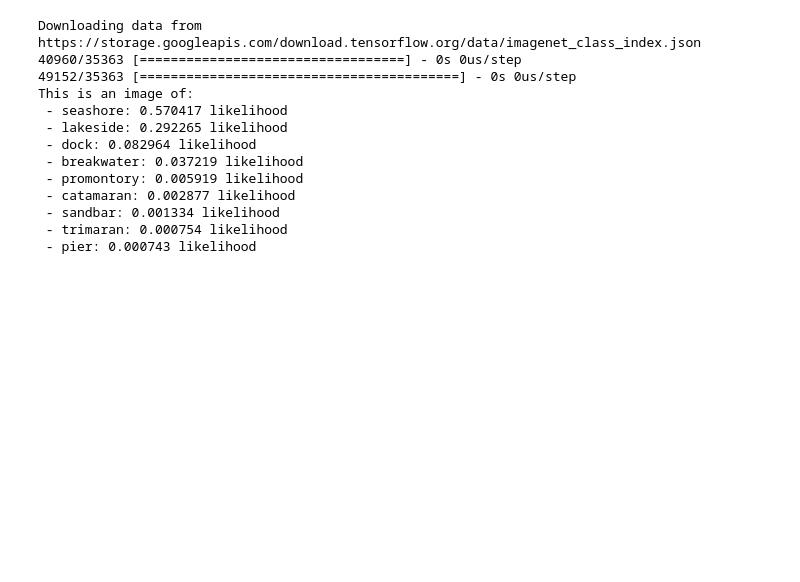
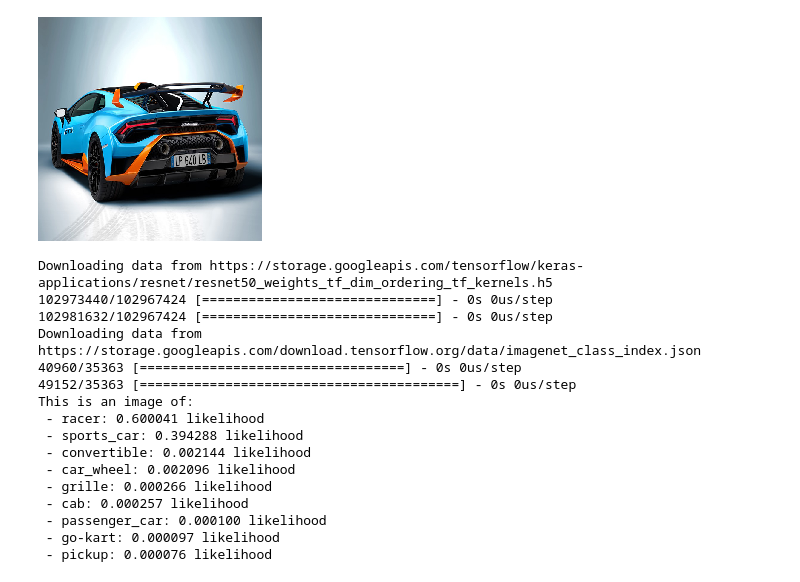
Before and after one commit to Arminsbss/Image-recognition-with-ResNet50, a Jupyter notebook: Image_recognition_with_ResNet50.ipynb, the cells around one changed output. Saved outputs shown, nothing was run; the diff lists cells and outputs as text; code cells hidden in the pictures; blank space fills up the shorter version.

```diff
--- a/Image_recognition_with_ResNet50.ipynb
+++ b/Image_recognition_with_ResNet50.ipynb
@@ -1,2 +1,7 @@
 # %% [markdown]
 <a href="https://colab.research.google.com/github/Arminsbss/Image-recognition-with-ResNet50/blob/main/Image_recognition_with_ResNet50.ipynb" target="_parent"><img src="https://colab.research.google.com/assets/colab-badge.svg" alt="Open In Colab"/></a>
+# %%
+from keras.preprocessing import image
+img = image.load_img("gate_models_s3_m.jpg")
+# Image.open(img)
+display(img)
@@ -3,3 +10,10 @@
+# %%
+from keras.preprocessing import image
+img = image.load_img("gate_models_s3_m.jpg", target_size=(224, 224))
+# Image.open(img)
+display(img)
+# %% [output]
+[figure, added]
 # %%
 import numpy as np
 import keras
@@ -9,7 +23,7 @@ from keras.applications import resnet
 model = resnet.ResNet50()
 
 # Load the image file, resizing it to 224x224 pixels (required by this model)
-img = image.load_img("bay.jpg", target_size=(224, 224))
+img = image.load_img("gate_models_s3_m.jpg", target_size=(224, 224))
 
 # Convert the image to a numpy array
 x = image.img_to_array(img)
@@ -31,16 +45,19 @@ print("This is an image of:")
 for imagenet_id, name, likelihood in predicted_classes[0]:
     print(" - {}: {:2f} likelihood".format(name, likelihood))
 # %% [output]
+Downloading data from https://storage.googleapis.com/tensorflow/keras-applications/resnet/resnet50_weights_tf_dim_ordering_tf_kernels.h5
+102973440/102967424 [==============================] - 0s 0us/step
+102981632/102967424 [==============================] - 0s 0us/step
 Downloading data from https://storage.googleapis.com/download.tensorflow.org/data/imagenet_class_index.json
 40960/35363 [==================================] - 0s 0us/step
 49152/35363 [=========================================] - 0s 0us/step
 This is an image of:
- - seashore: 0.570417 likelihood
- - lakeside: 0.292265 likelihood
- - dock: 0.082964 likelihood
- - breakwater: 0.037219 likelihood
- - promontory: 0.005919 likelihood
- - catamaran: 0.002877 likelihood
- - sandbar: 0.001334 likelihood
- - trimaran: 0.000754 likelihood
- - pier: 0.000743 likelihood
+ - racer: 0.600041 likelihood
+ - sports_car: 0.394288 likelihood
+ - convertible: 0.002144 likelihood
+ - car_wheel: 0.002096 likelihood
+ - grille: 0.000266 likelihood
+ - cab: 0.000257 likelihood
+ - passenger_car: 0.000100 likelihood
+ - go-kart: 0.000097 likelihood
+ - pickup: 0.000076 likelihood
```
Also changed, not shown: parts of 1 cell of this notebook.
